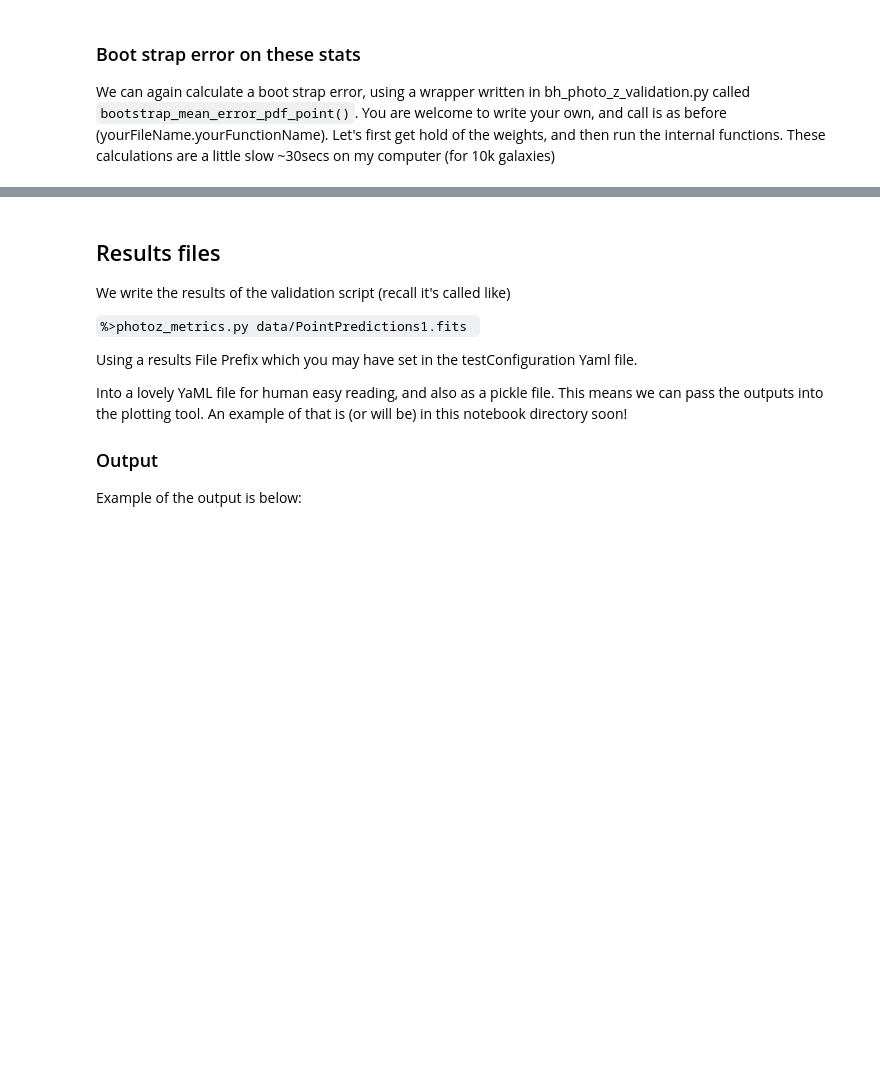
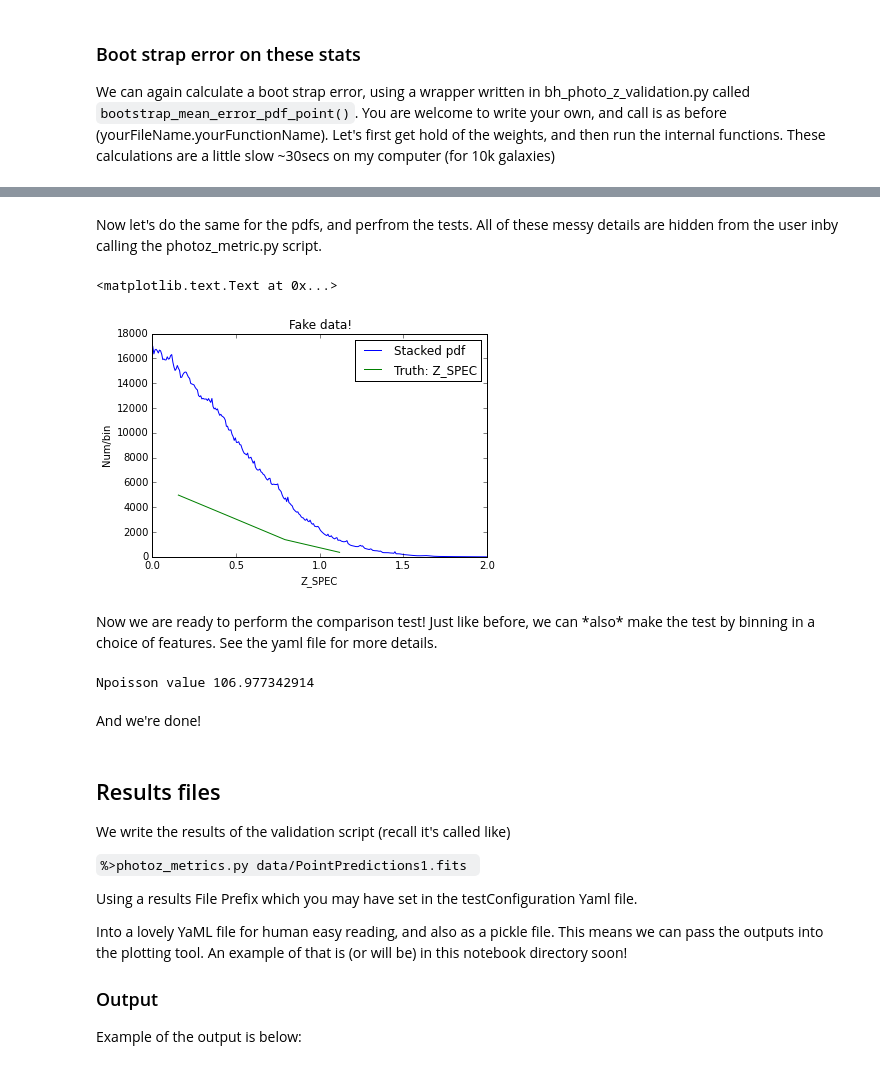
Before and after one commit to DarkEnergySurvey/bpz, a Jupyter notebook: notebook/ValidationScriptExample.ipynb, the cells around one changed output, grey strips where cells are left out. Saved outputs shown, nothing was run; the diff lists cells and outputs as text; code cells hidden in the pictures; blank space fills up the shorter version.

```diff
--- a/notebook/ValidationScriptExample.ipynb
+++ b/notebook/ValidationScriptExample.ipynb
@@ -470,3 +517,40 @@ mean and error on  10000  pdfs with 200 BootStrap resamples {'sigma': 0.00455765
+# %% [markdown]
+<p>Now let's do the same for the pdfs, and perfrom the tests. All of these messy details are hidden from the user inby calling the photoz_metric.py script.</p>
+# %%
+#let's get pdf_ column headings, and extract the value of the bin edge:
+zcols = [c for c in dataFrame.keys() if 'pdf_' in c]
+pdf_z_edge = np.array([float(c.split('f_')[-1]) for c in zcols])
+pdf_z_center = pdf_z_edge + np.append((pdf_z_edge[1:] - pdf_z_edge[0: -1]) / 2.0, (pdf_z_edge[-1] - pdf_z_edge[-2]) / 2.0)
+
+#the pdf's are store here for each galaxy
+pdf = np.array(dataFrame[zcols])
+
+#and we can stack them using this code
+stacked_pdf = pval.stackpdfs(pdf)
+
+#let's plot the result!
+
+plt.plot(pdf_z_center, stacked_pdf, label='Stacked pdf')
+plt.plot(truth_bins_centers, truth_dist, label='Truth: ' + truth_col)
+plt.legend(loc=1)
+plt.ylabel('Num/bin')
+plt.xlabel(truth_col)
+plt.title('Fake data!')
+
+#beware that we may have truth's at a different binning resolution than the pdfs. We need to combine the pdfs to cope with this
+# %% [output]
+<matplotlib.text.Text at 0x...>
+[figure, added]
+# %% [markdown]
+<p>Now we are ready to perform the comparison test! Just like before, we can *also* make the test by binning in a choice of features. See the yaml file for more details.</p>
+# %%
+stckd_pdfs_at_trth_cntrs = pval.interpolate_dist(stacked_pdf, pdf_z_center, truth_bins_centers)
+
+print 'Npoisson value', pval.npoisson(truth_dist, stckd_pdfs_at_trth_cntrs)
+# %% [output]
+Npoisson value 106.977342914
+# %% [markdown]
+And we're done!
 # %% [markdown]
 <h2>Results files</h2>
 <p>We write the results of the validation script (recall it's called like) </p>
```
Also changed, not shown: parts of 19 cells of this notebook, 1 other file.
